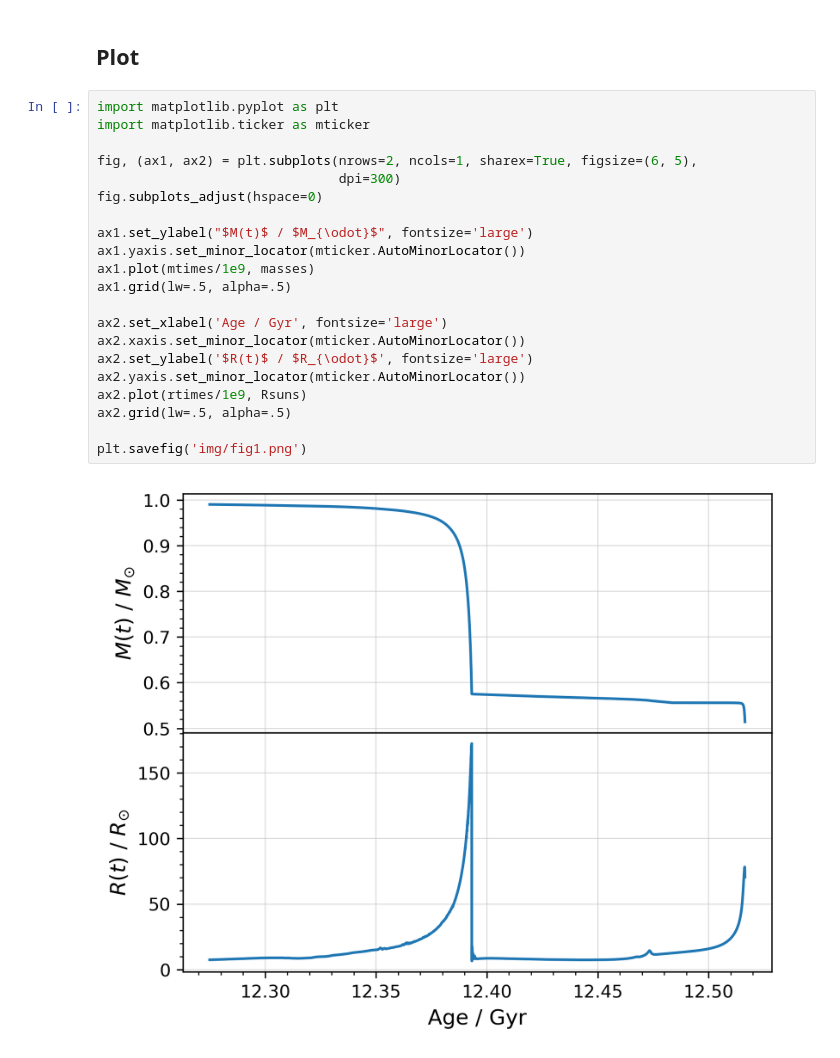
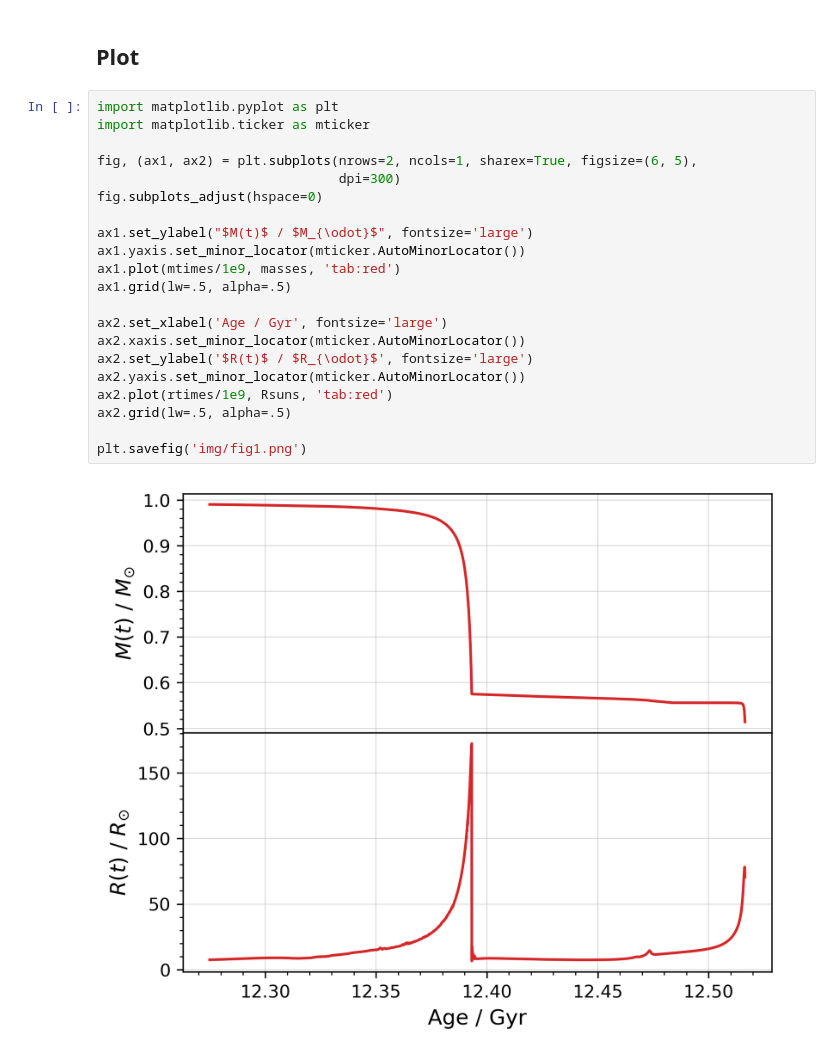
Before and after one commit to sabaronett/REBOUNDxPaper, a Jupyter notebook: fig1.ipynb, the cells around one changed output. Saved outputs shown, nothing was run; the diff lists cells and outputs as text.

Commit message:
Make all solar curves solid red

```diff
--- a/fig1.ipynb
+++ b/fig1.ipynb
@@ -21,23 +21,23 @@ Rsuns = data[:, 1]         # data in Rsun units
 # %%
 import matplotlib.pyplot as plt
 import matplotlib.ticker as mticker
 
 fig, (ax1, ax2) = plt.subplots(nrows=2, ncols=1, sharex=True, figsize=(6, 5),
                                dpi=300)
 fig.subplots_adjust(hspace=0)
 
 ax1.set_ylabel("$M(t)$ / $M_{\odot}$", fontsize='large')
 ax1.yaxis.set_minor_locator(mticker.AutoMinorLocator())
-ax1.plot(mtimes/1e9, masses)
+ax1.plot(mtimes/1e9, masses, 'tab:red')
 ax1.grid(lw=.5, alpha=.5)
 
 ax2.set_xlabel('Age / Gyr', fontsize='large')
 ax2.xaxis.set_minor_locator(mticker.AutoMinorLocator())
 ax2.set_ylabel('$R(t)$ / $R_{\odot}$', fontsize='large')
 ax2.yaxis.set_minor_locator(mticker.AutoMinorLocator())
-ax2.plot(rtimes/1e9, Rsuns)
+ax2.plot(rtimes/1e9, Rsuns, 'tab:red')
 ax2.grid(lw=.5, alpha=.5)
 
 plt.savefig('img/fig1.png')
 # %% [output]
-[figure, old version]
+[figure, new version]
```
Also changed, not shown: 5 other files.
